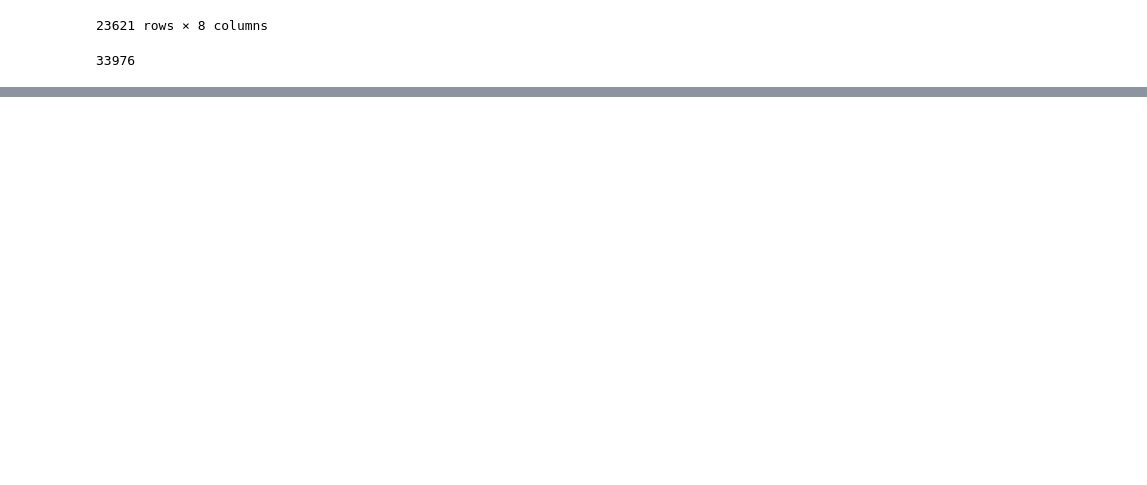
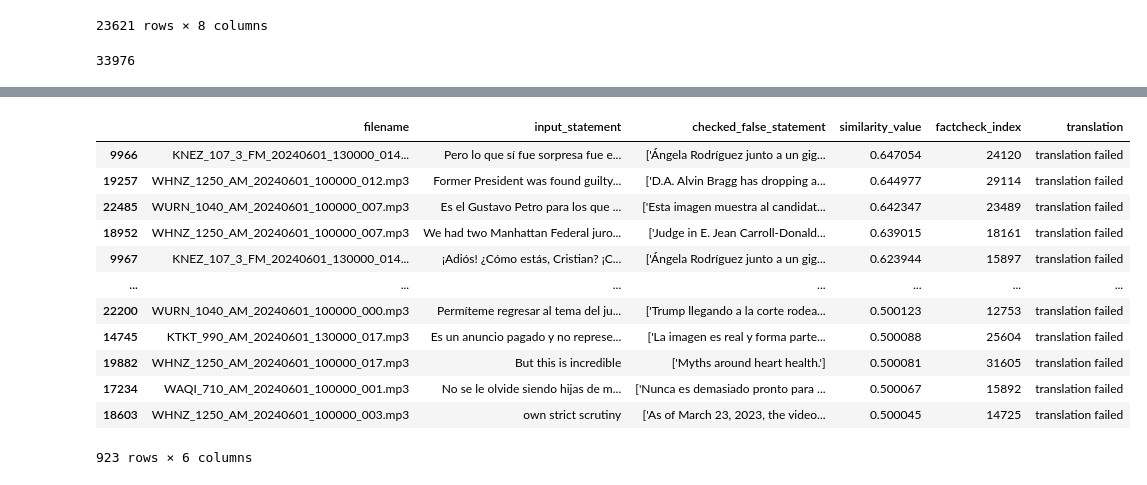
Before and after one commit to jrynning1/misinforadio, a Jupyter notebook: notebooks/5_embeddings_comparisons.ipynb, the cells around one changed output, grey strips where cells are left out. Drawn from its saved outputs; the diff is of its cells as text; code cells hidden in the pictures; blank space fills up the shorter version.

```diff
--- a/notebooks/5_embeddings_comparisons.ipynb
+++ b/notebooks/5_embeddings_comparisons.ipynb
@@ -292,3 +295,19 @@ Starting search of all transcripts...
+# %%
+over_50
+# %% [output]
+|  | filename | input_statement | checked_false_statement | similarity_value | factcheck_index | translation |
+| 9966 | KNEZ_107_3_FM_20240601_130000_014... | Pero lo que sí fue sorpresa fue e... | ['Ángela Rodríguez junto a un gig... | 0.647054 | 24120 | translation failed |
+| 19257 | WHNZ_1250_AM_20240601_100000_012.mp3 | Former President was found guilty... | ['D.A. Alvin Bragg has dropping a... | 0.644977 | 29114 | translation failed |
+| 22485 | WURN_1040_AM_20240601_100000_007.mp3 | Es el Gustavo Petro para los que ... | ['Esta imagen muestra al candidat... | 0.642347 | 23489 | translation failed |
+| 18952 | WHNZ_1250_AM_20240601_100000_007.mp3 | We had two Manhattan Federal juro... | ['Judge in E. Jean Carroll-Donald... | 0.639015 | 18161 | translation failed |
+| 9967 | KNEZ_107_3_FM_20240601_130000_014... | ¡Adiós! ¿Cómo estás, Cristian? ¡C... | ['Ángela Rodríguez junto a un gig... | 0.623944 | 15897 | translation failed |
+| ... | ... | ... | ... | ... | ... | ... |
+| 22200 | WURN_1040_AM_20240601_100000_000.mp3 | Permíteme regresar al tema del ju... | ['Trump llegando a la corte rodea... | 0.500123 | 12753 | translation failed |
+| 14745 | KTKT_990_AM_20240601_130000_017.mp3 | Es un anuncio pagado y no represe... | ['La imagen es real y forma parte... | 0.500088 | 25604 | translation failed |
+| 19882 | WHNZ_1250_AM_20240601_100000_017.mp3 | But this is incredible | ['Myths around heart health.'] | 0.500081 | 31605 | translation failed |
+| 17234 | WAQI_710_AM_20240601_100000_001.mp3 | No se le olvide siendo hijas de m... | ['Nunca es demasiado pronto para ... | 0.500067 | 15892 | translation failed |
+| 18603 | WHNZ_1250_AM_20240601_100000_003.mp3 | own strict scrutiny | ['As of March 23, 2023, the video... | 0.500045 | 14725 | translation failed |
+923 rows × 6 columns
 # %%
 
 print("Creating DataFrame...")
```
Also changed, not shown: parts of 2 cells of this notebook, 1 other file.
